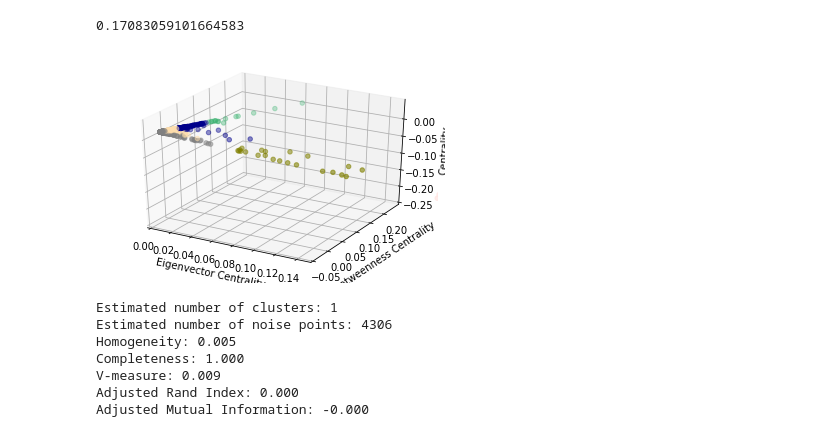
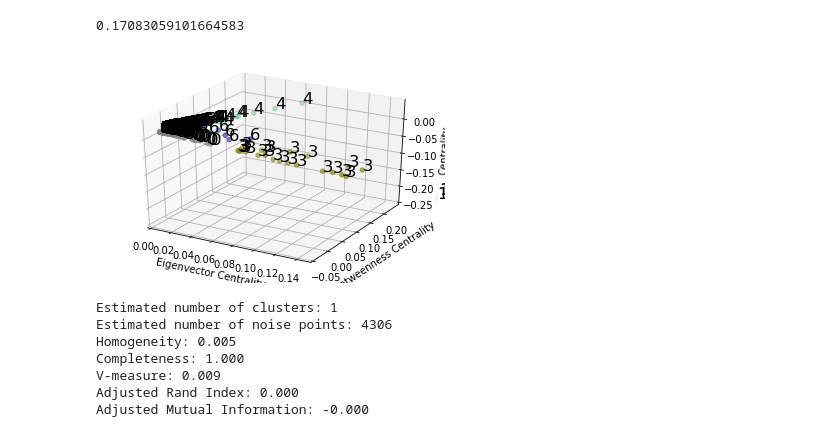
Before and after one commit to MarinerT/CreatingIPProfiles, a Jupyter notebook: worksheet/KMeansClustering.ipynb, the cells around one changed output. Drawn from its saved outputs; the diff is of its cells as text; code cells hidden in the pictures.

```diff
--- a/worksheet/KMeansClustering.ipynb
+++ b/worksheet/KMeansClustering.ipynb
@@ -561,39 +561,39 @@ colors = list(zip(*sorted((
                     tuple(mcolors.rgb_to_hsv(
                           mcolors.to_rgba(color)[:3])), name)
                      for name, color in dict(
                             mcolors.BASE_COLORS, **mcolors.CSS4_COLORS
                                                       ).items())))[1]
 
 
 # number of steps to taken generate n(clusters) colors
 skips = math.floor(len(colors[5 : -5])/clusters)
 cluster_colors = colors[5 : -5 : skips]
 
 
 from mpl_toolkits.mplot3d import Axes3D
 import matplotlib.pyplot as plt
 
 fig = plt.figure()
 ax = fig.add_subplot(111, projection = '3d')
 ax.scatter(pca_data[0], pca_data[1], pca_data[2],
            c = list(map(lambda label : cluster_colors[label],
                                             kmeans.labels_)))
 ax.set_xlim(0, .15)
 ax.set_ylim(-.05, .25)
 ax.set_zlim(-.25, .05)
 ax.set_xlabel('Eigenvector Centrality')
 ax.set_ylabel('Betweenness Centrality')
 ax.set_zlabel('Centrality')
-# str_labels = list(map(lambda label:'% s' % label, kmeans.labels_))
+str_labels = list(map(lambda label:'% s' % label, kmeans.labels_))
 
-# list(map(lambda data1, data2, data3, str_label:
-#         ax.text(data1, data2, data3, s = str_label, size = 16.5,
-#         zorder = 20, color = 'k'), pca_data[0], pca_data[1],
-#         pca_data[2], str_labels))
+list(map(lambda data1, data2, data3, str_label:
+         ax.text(data1, data2, data3, s = str_label, size = 16.5,
+         zorder = 20, color = 'k'), pca_data[0], pca_data[1],
+         pca_data[2], str_labels))
 
 plt.show()
 # %% [output]
-[figure, old version]
+[figure, new version]
 # %%
 from sklearn.cluster import DBSCAN
 from sklearn.metrics import homogeneity_score, completeness_score,v_measure_score, adjusted_rand_score, adjusted_mutual_info_score, silhouette_score
```
Also changed, not shown: 2 other files.
